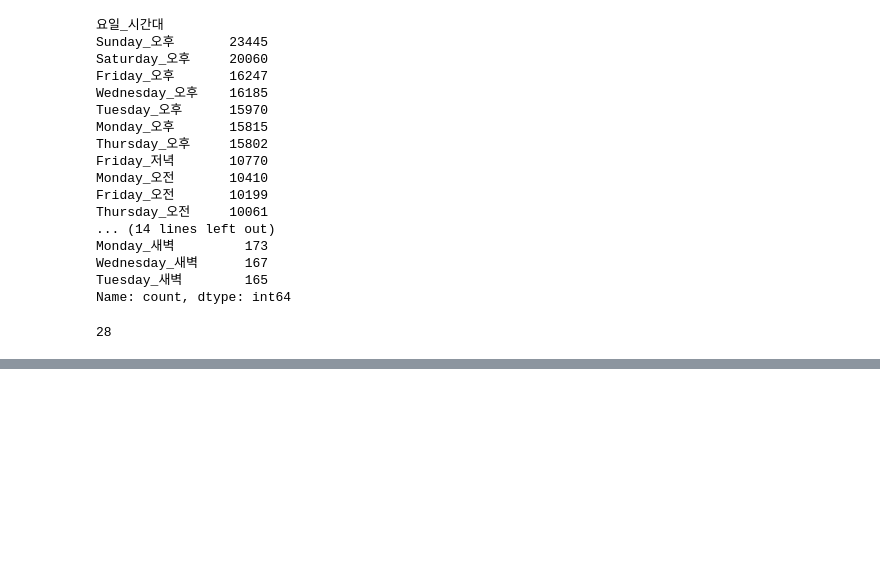
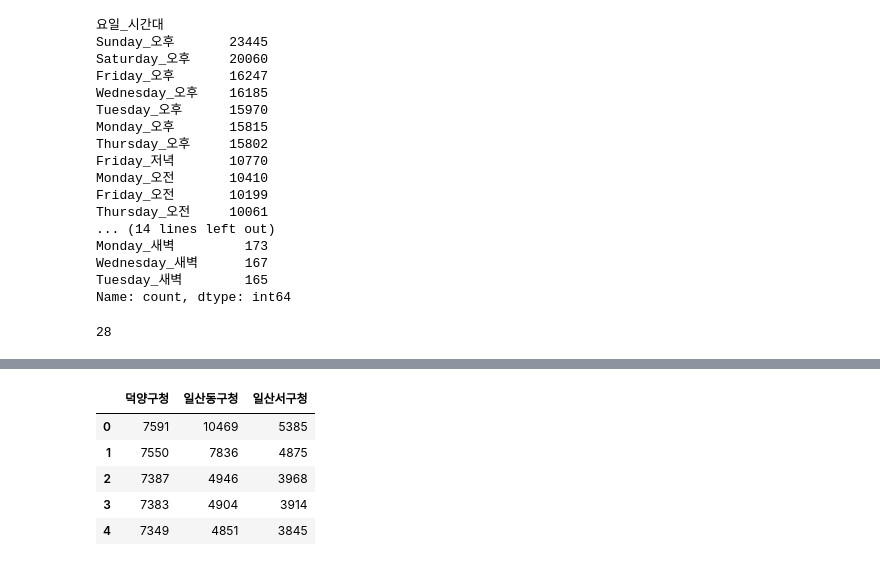
Before and after one commit to coconutkim/data, a Jupyter notebook: pandas_project/주정차위반단속.ipynb, the cells around one changed output, grey strips where cells are left out. Cells and saved outputs as stored; diff of their text form; code cells hidden in the pictures; blank space fills up the shorter version.

```diff
--- a/pandas_project/주정차위반단속.ipynb
+++ b/pandas_project/주정차위반단속.ipynb
@@ -240,0 +243,10 @@ len(badcar['요일_시간대'].value_counts())
+# %%
+# 관리기관명
+# 고양시 덕양구청     100636
+# 고양시 일산동구청     76811
+# 고양시 일산서구청     57302
+
+# 특정 값의 데이터만 필터링한다
+filtered1 = badcar[badcar['관리기관명'] == '고양시 덕양구청']
+filtered2 = badcar[badcar['관리기관명'] == '고양시 일산동구청']
+filtered3 = badcar[badcar['관리기관명'] == '고양시 일산서구청']
@@ -240,0 +294,16 @@ len(badcar['요일_시간대'].value_counts())
+# %%
+data = {
+    '덕양구청': [i for i in filtered1['요일_시간대'].value_counts().head()],
+    '일산동구청': [i for i in filtered2['요일_시간대'].value_counts().head()],
+    '일산서구청': [i for i in filtered3['요일_시간대'].value_counts().head()]
+}
+# %%
+timestampdf = pd.DataFrame(data)
+timestampdf
+# %% [output]
+|  | 덕양구청 | 일산동구청 | 일산서구청 |
+| 0 | 7591 | 10469 | 5385 |
+| 1 | 7550 | 7836 | 4875 |
+| 2 | 7387 | 4946 | 3968 |
+| 3 | 7383 | 4904 | 3914 |
+| 4 | 7349 | 4851 | 3845 |
```
Also changed, not shown: parts of 9 cells of this notebook.
